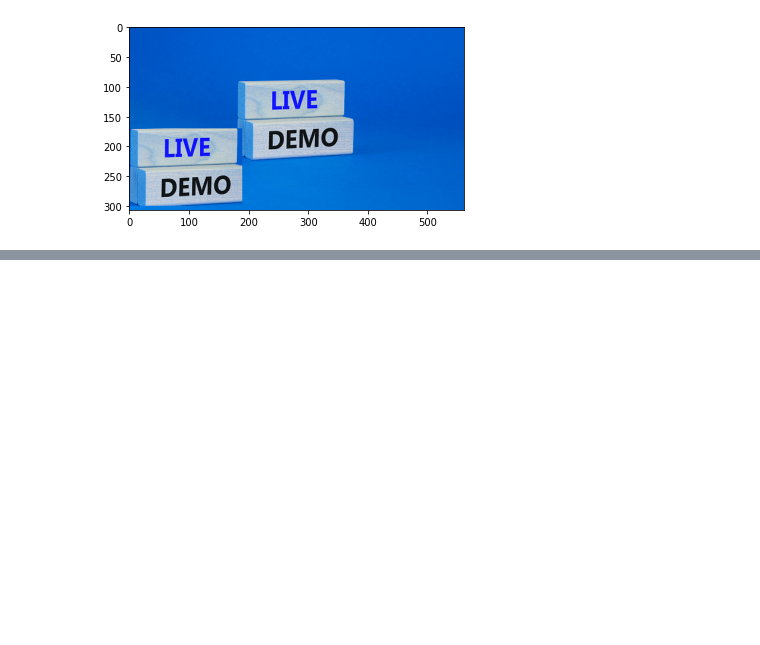
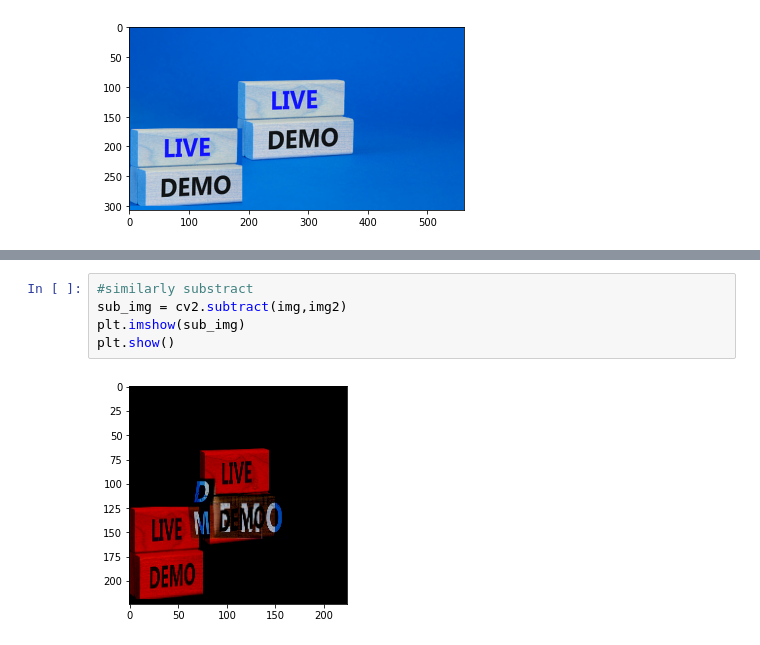
Before and after one commit to Suraj520/cv-nlp-basics-to-advanced, a Jupyter notebook: 02_CV/02_image-arithmetic-operations/notebook.ipynb, the cells around one changed output, grey strips where cells are left out. Saved outputs shown, nothing was run; the diff lists cells and outputs as text; blank space fills up the shorter version.

```diff
--- a/02_CV/02_image-arithmetic-operations/notebook.ipynb
+++ b/02_CV/02_image-arithmetic-operations/notebook.ipynb
@@ -29,0 +44,7 @@ plt.show()
+# %%
+#similarly substract
+sub_img = cv2.subtract(img,img2)
+plt.imshow(sub_img)
+plt.show()
+# %% [output]
+[figure, added]
```
Also changed, not shown: parts of 5 cells of this notebook, 5 other files.
